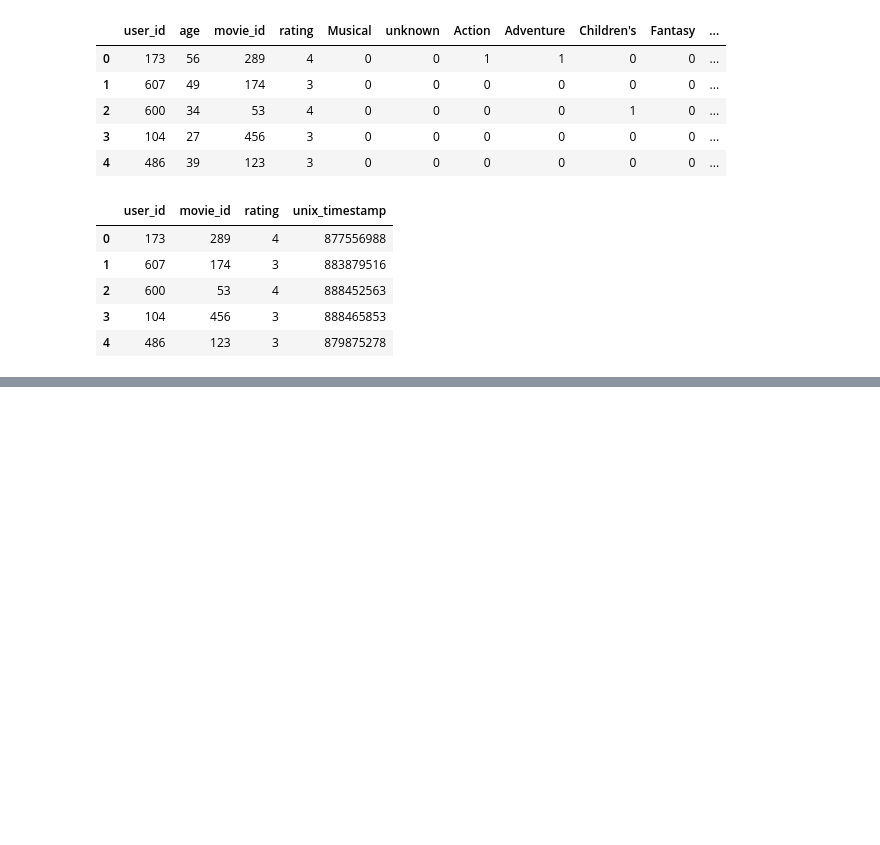
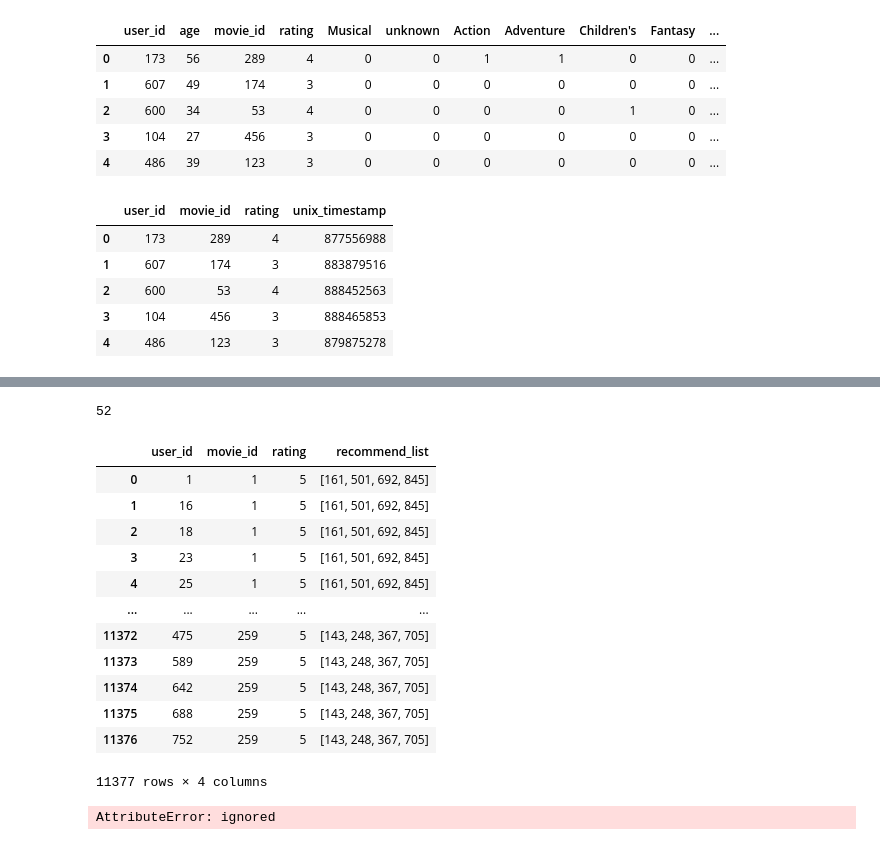
Before and after one commit to manish-rocks/recommendor-system, a Jupyter notebook: RecomSystem.ipynb, the cells around one changed output, grey strips where cells are left out. Drawn from its saved outputs; the diff is of its cells as text; code cells hidden in the pictures; blank space fills up the shorter version.

```diff
--- a/RecomSystem.ipynb
+++ b/RecomSystem.ipynb
@@ -196,0 +210,10 @@ print(final_list)
+# %%
+#
+dict_recommended ={'recommend_list':[],'movie_id':[]}
+for i in final_list:
+  g = sorted(i)
+  for k in g:
+    dict_recommended['movie_id'].append(k)
+    a = g.copy()
+    a.remove(k)
+    dict_recommended['recommend_list'].append(a)
@@ -196,0 +244,2 @@ print(final_list)
+# %%
+data_recom = pd.DataFrame(dict_recommended)
@@ -196,0 +271,2 @@ print(final_list)
+# %%
+t = x[x['rating']>4]
@@ -196,0 +313,26 @@ print(final_list)
+# %%
+len(final_list)
+# %% [output]
+52
+# %%
+y =pd.merge(t, data_recom, how ='inner', on ='movie_id')
+# %%
+y
+# %% [output]
+|  | user_id | movie_id | rating | recommend_list |
+| 0 | 1 | 1 | 5 | [161, 501, 692, 845] |
+| 1 | 16 | 1 | 5 | [161, 501, 692, 845] |
+| 2 | 18 | 1 | 5 | [161, 501, 692, 845] |
+| 3 | 23 | 1 | 5 | [161, 501, 692, 845] |
+| 4 | 25 | 1 | 5 | [161, 501, 692, 845] |
+| ... | ... | ... | ... | ... |
+| 11372 | 475 | 259 | 5 | [143, 248, 367, 705] |
+| 11373 | 589 | 259 | 5 | [143, 248, 367, 705] |
+| 11374 | 642 | 259 | 5 | [143, 248, 367, 705] |
+| 11375 | 688 | 259 | 5 | [143, 248, 367, 705] |
+| 11376 | 752 | 259 | 5 | [143, 248, 367, 705] |
+11377 rows × 4 columns
+# %%
+z = y.groupby('user_id',as_index=False)['recommend_list'].sum()
+# %% [output]
+AttributeError: ignored
```
Also changed, not shown: parts of 37 cells of this notebook.
